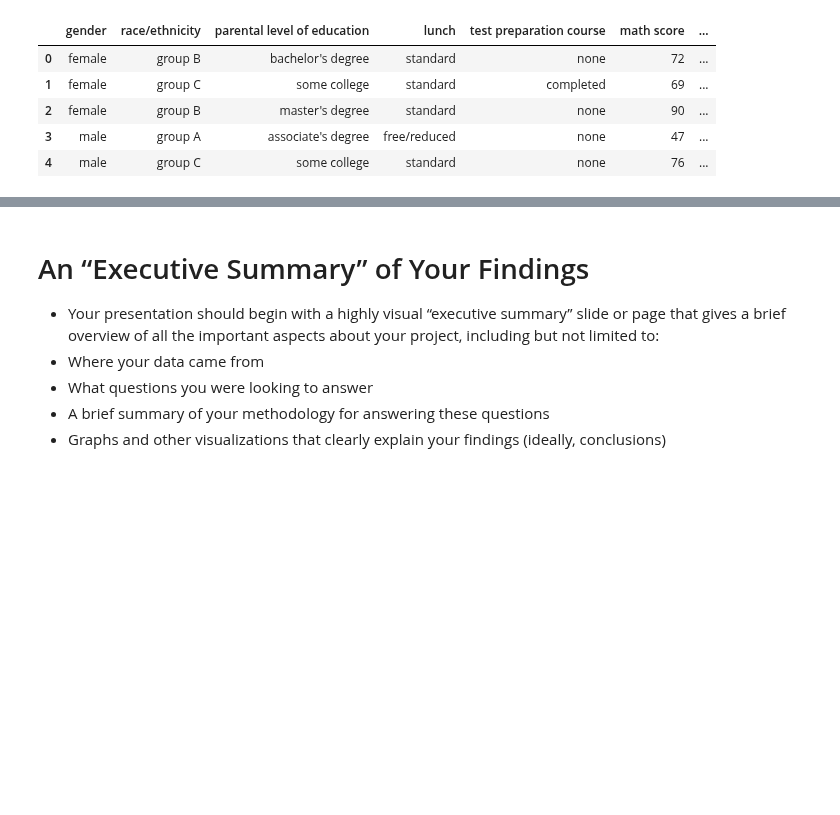
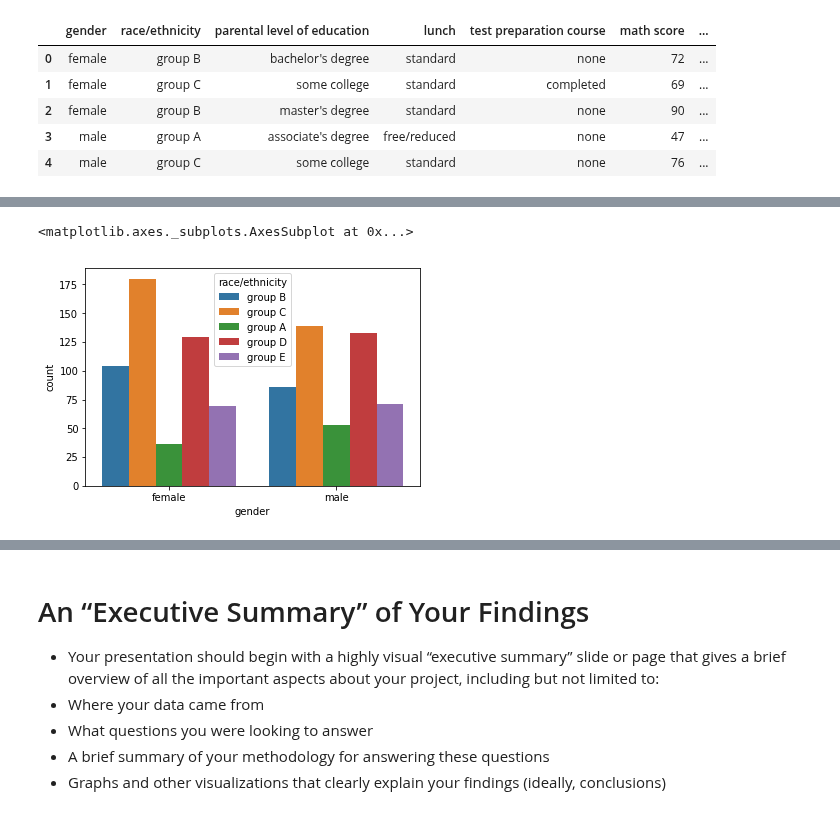
Before and after one commit to natepill/DS1.1, a Jupyter notebook: FinalProject/Students-Test-Performance-Notebook-FINAL.ipynb, the cells around one changed output, grey strips where cells are left out. Drawn from its saved outputs; the diff is of its cells as text; code cells hidden in the pictures; blank space fills up the shorter version.

```diff
--- a/FinalProject/Students-Test-Performance-Notebook-FINAL.ipynb
+++ b/FinalProject/Students-Test-Performance-Notebook-FINAL.ipynb
@@ -76,0 +96,7 @@ df.head()
+# %%
+'''Count plot '''
+
+sns.countplot(x="gender", hue="race/ethnicity", data=df)
+# %% [output]
+<matplotlib.axes._subplots.AxesSubplot at 0x...>
+[figure, added]
```
Also changed, not shown: parts of 15 cells of this notebook, 5 other files.
